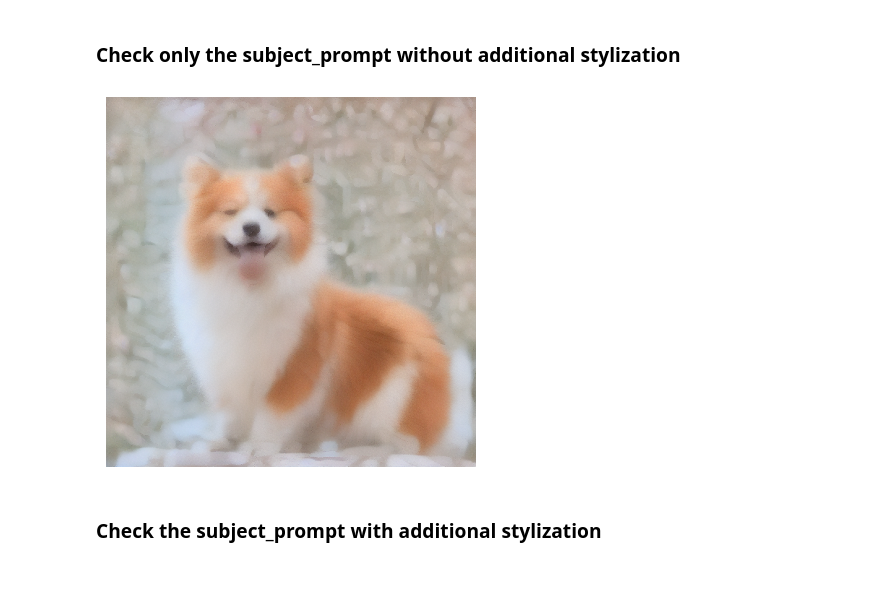
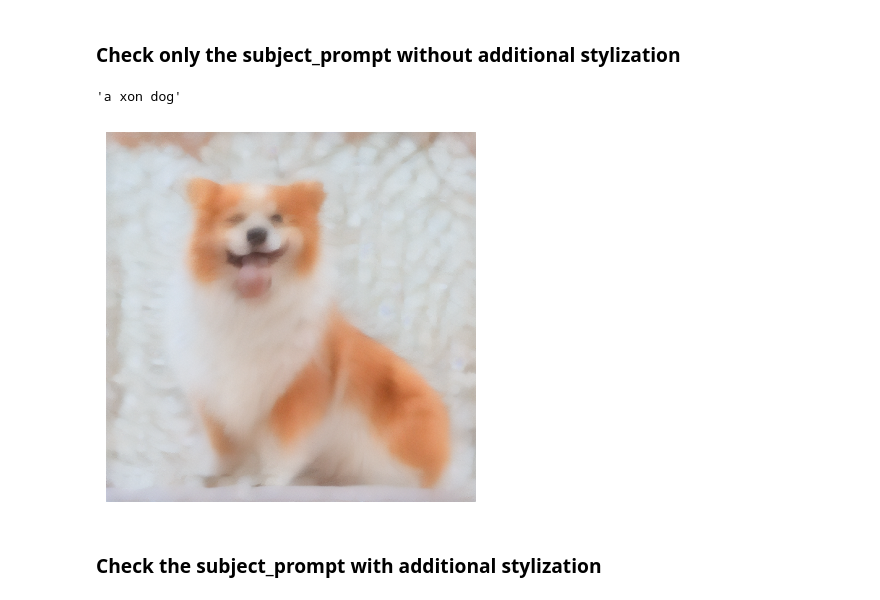
Before and after one commit to IVproger/GAI_course_project, a Jupyter notebook: notebooks/POC_DreamBooth.ipynb, the cells around one changed output. Drawn from its saved outputs; the diff is of its cells as text; code cells hidden in the pictures.

Commit message:
update REASME and show results of POC  experiment

```diff
--- a/notebooks/POC_DreamBooth.ipynb
+++ b/notebooks/POC_DreamBooth.ipynb
@@ -8,7 +8,7 @@ hyperparameters = {
     'num_prior_images': 1000,
     'learning_rate': 1e-06,
     'num_train_epochs': 1000,
-    'prior_batch_size': 5
+    'prior_batch_size': 7
 }
 
 use_dreambooth_prompts = True
@@ -211,21 +211,6 @@ if use_prior_preservation:
             with torch.no_grad():
                 latent = vae.encode(gen_image_tensor).latent_dist.sample() * vae.config.scaling_factor
             prior_latents_list.append(latent)
-
-    # Prepare prior prompt embeddings
-    prior_inputs = tokenizer(class_prompt, return_tensors="pt", max_length=tokenizer.model_max_length,
-                             padding="max_length", truncation=True)
-    prior_input_ids = prior_inputs["input_ids"].to(device)
-    prior_attention_mask = prior_inputs["attention_mask"].to(device)
-    with torch.no_grad():
-        prior_embeddings = text_encoder(input_ids=prior_input_ids, attention_mask=prior_attention_mask).last_hidden_state
-
-    # Visualize the first five generated images
-    fig, axes = plt.subplots(1, 5, figsize=(15, 3))
-    for idx, img in enumerate(generated_images):
-        axes[idx].imshow(img)
-        axes[idx].axis('off')
-    plt.show()
 # %% [output]
 You have disabled the safety checker for <class 'diffusers.pipelines.stable_diffusion.pipeline_stable_diffusion.StableDiffusionPipeline'> by passing `safety_checker=None`. Ensure that you abide to the ...
 Generating prior preservation latents...
@@ -269,5 +263,6 @@ lr_scheduler = get_scheduler(
 ### Set up the prior_dataloader
 # %%
 # Load the tensor from the file
-prior_latents_tensor = torch.load('../data/prior_imgs/dog/prior_latents_tensor.pt')
+prior_latents_tensor = torch.load('../data/prior_imgs/dog/prior_latents_tensor_v2.pt')
 prior_embeddings = torch.load('../data/prior_imgs/dog/prior_embeddings.pt')
+prior_attention_mask = torch.load('../data/prior_imgs/dog/prior_attention_mask.pt')
@@ -332,7 +339,9 @@ for epoch in tqdm(range(num_train_epochs), desc="Epochs"):
             model_pred_prior = unet(noisy_prior_latents, t_prior, encoder_hidden_states=prior_embeddings_expanded,
                                     encoder_attention_mask=prior_attention_mask_expanded, return_dict=False)[0]
             loss_prior = F.mse_loss(model_pred_prior.float(), noise_prior.float(), reduction="mean")
+
         else:
+            ах
             loss_prior = 0.0
 
         # Total loss is the sum of subject loss and weighted prior loss.
@@ -379,18 +388,22 @@ pipeline = pipeline.to(device)
 You have disabled the safety checker for <class 'diffusers.pipelines.stable_diffusion.pipeline_stable_diffusion.StableDiffusionPipeline'> by passing `safety_checker=None`. Ensure that you abide to the ...
 # %% [markdown]
 ### Check only the subject_prompt without additional stylization
+# %%
+subject_prompt
+# %% [output]
+'a xon dog'
 # %%
 prompt = subject_prompt
 with torch.autocast(device.type):
-    images = pipeline(prompt, num_inference_steps=500, guidance_scale=7.5).images
+    images = pipeline(prompt, num_inference_steps=100, guidance_scale=7.5).images
 
 for idx, img in enumerate(images):
     plt.imshow(img)
     plt.axis("off")
     plt.show()
     img.save(f"target_generated_image_{idx}.png")
 # %% [output]
-[figure, old version]
+[figure, new version]
 # %% [markdown]
 ### Check the subject_prompt with additional stylization
 # %%
```
Also changed, not shown: parts of 13 cells of this notebook, 8 other files.
